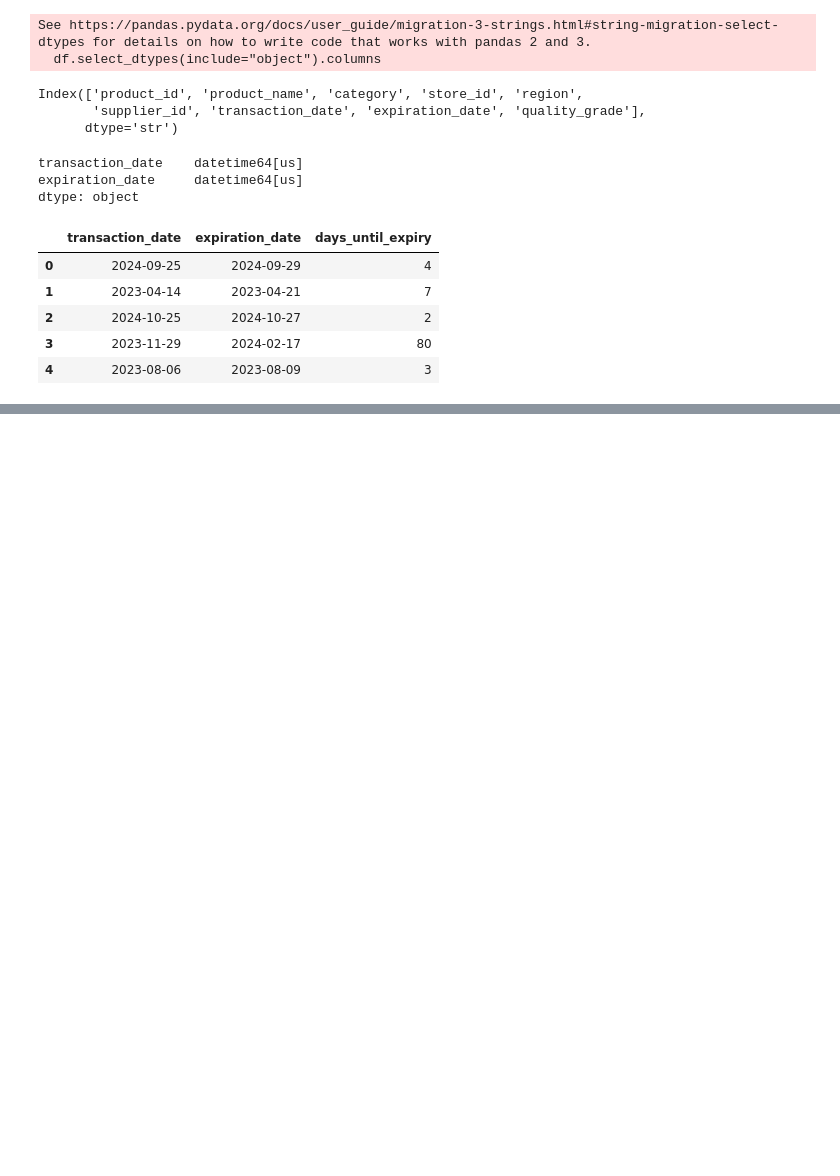
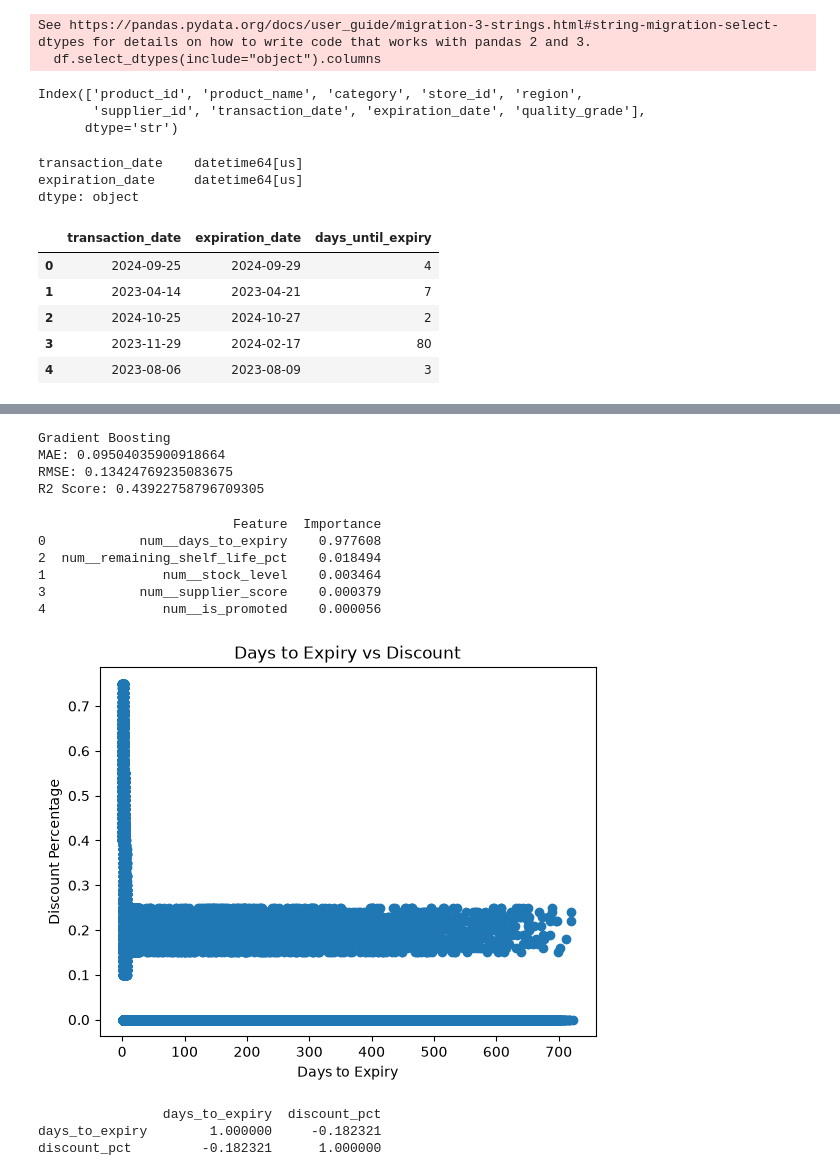
Before and after one commit to syedaayman/ShelfGuard, a Jupyter notebook: Dynamic_Pricing.ipynb, the cells around one changed output, grey strips where cells are left out. Saved outputs shown, nothing was run; the diff lists cells and outputs as text; code cells hidden in the pictures; blank space fills up the shorter version.

```diff
--- a/Dynamic_Pricing.ipynb
+++ b/Dynamic_Pricing.ipynb
@@ -378,3 +378,20 @@ df[["transaction_date", "expiration_date", "days_until_expiry"]].head()
 | 2 | 2024-10-25 | 2024-10-27 | 2 |
 | 3 | 2023-11-29 | 2024-02-17 | 80 |
 | 4 | 2023-08-06 | 2023-08-09 | 3 |
+# %%
+df["days_to_expiry"] = (
+    pd.to_datetime(df["expiration_date"]) -
+    pd.to_datetime(df["transaction_date"])
+).dt.days
+# %%
+df['expiry_risk'] = pd.cut(
+    df['days_to_expiry'],
+    bins=[-float('inf'), 0, 3, 7, 30, float('inf')],
+    labels=['Expired', 'Critical', 'High', 'Medium', 'Low']
+)
+# %%
+df["stock_level"] = df["initial_quantity"]
+# %%
+df['remaining_shelf_life_pct'] = (
+    df['days_to_expiry'] / df['shelf_life_days']
+) * 100
@@ -380,0 +642,61 @@ df[["transaction_date", "expiration_date", "days_until_expiry"]].head()
+# %%
+gb_mae = mean_absolute_error(y_test, gb_pred)
+
+gb_rmse = np.sqrt(
+    mean_squared_error(y_test, gb_pred)
+)
+
+gb_r2 = r2_score(y_test, gb_pred)
+
+print("Gradient Boosting")
+print("MAE:", gb_mae)
+print("RMSE:", gb_rmse)
+print("R2 Score:", gb_r2)
+# %% [output]
+Gradient Boosting
+MAE: 0.09504035900918664
+RMSE: 0.13424769235083675
+R2 Score: 0.43922758796709305
+# %%
+import pandas as pd
+
+feature_names = gb_pipeline.named_steps["preprocessing"].get_feature_names_out()
+
+importance = gb_pipeline.named_steps["model"].feature_importances_
+
+feature_importance = pd.DataFrame({
+    "Feature": feature_names,
+    "Importance": importance
+})
+
+feature_importance = feature_importance.sort_values(
+    by="Importance",
+    ascending=False
+)
+
+print(feature_importance.head(15))
+# %% [output]
+                         Feature  Importance
+0            num__days_to_expiry    0.977608
+2  num__remaining_shelf_life_pct    0.018494
+1               num__stock_level    0.003464
+3            num__supplier_score    0.000379
+4               num__is_promoted    0.000056
+# %%
+import matplotlib.pyplot as plt
+
+plt.scatter(df["days_to_expiry"], df["discount_pct"])
+plt.xlabel("Days to Expiry")
+plt.ylabel("Discount Percentage")
+plt.title("Days to Expiry vs Discount")
+plt.show()
+# %% [output]
+[figure, added]
+# %%
+print(
+    df[["days_to_expiry", "discount_pct"]].corr()
+)
+# %% [output]
+                days_to_expiry  discount_pct
+days_to_expiry        1.000000     -0.182321
+discount_pct         -0.182321      1.000000
```
Also changed, not shown: parts of 48 cells of this notebook, 7 other files.
